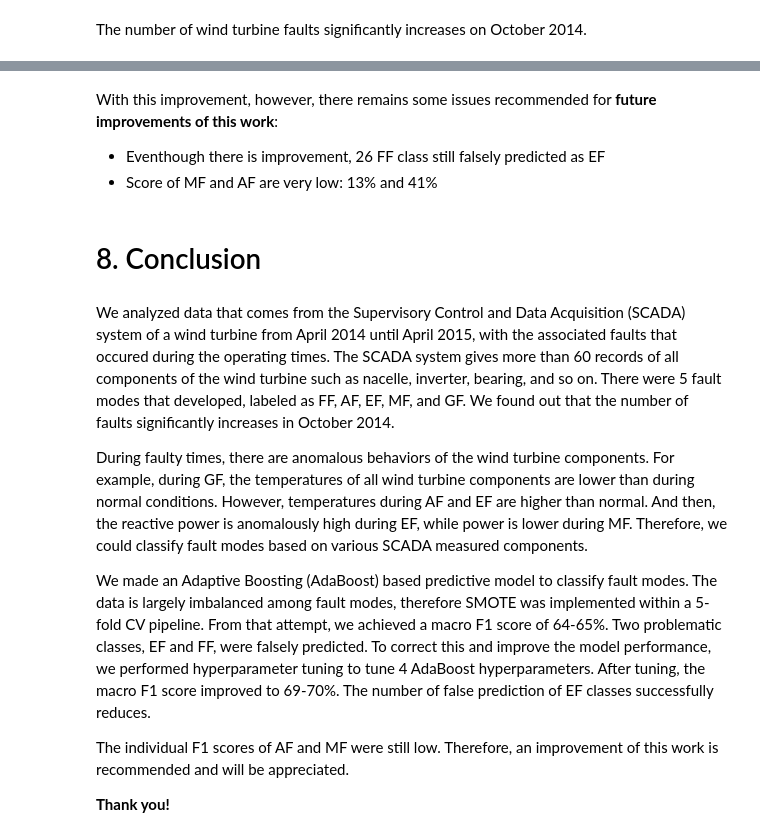
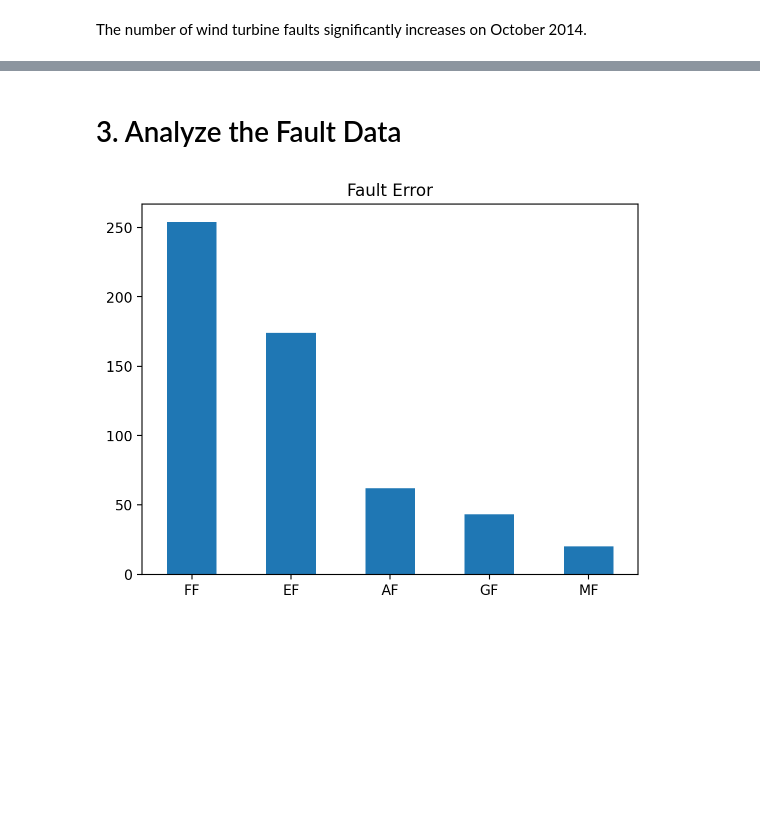
Before and after one commit to busi732/Team-2-2024Fall, a Jupyter notebook: eda/new_eda_report.ipynb, the cells around one changed output, grey strips where cells are left out. Saved outputs shown, nothing was run; the diff lists cells and outputs as text; code cells hidden in the pictures; blank space fills up the shorter version.

```diff
--- a/eda/new_eda_report.ipynb
+++ b/eda/new_eda_report.ipynb
@@ -425,16 +174,9 @@ print(classification_report(y_test, y_pred))
-# %% [markdown]
-With this improvement, however, there remains some issues recommended for **future improvements of this work**:
-* Eventhough there is improvement, 26 FF class still falsely predicted as EF
-* Score of MF and AF are very low: 13% and 41%
-# %% [markdown]
-# 8. Conclusion
-# %% [markdown]
-We analyzed data that comes from the Supervisory Control and Data Acquisition (SCADA) system of a wind turbine from April 2014 until April 2015, with the associated faults that occured during the operating times. The SCADA system gives more than 60 records of all components of the wind turbine such as nacelle, inverter, bearing, and so on. There were 5 fault modes that developed, labeled as FF, AF, EF, MF, and GF. We found out that the number of faults significantly increases in October 2014.
-
-During faulty times, there are anomalous behaviors of the wind turbine components. For example, during GF, the temperatures of all wind turbine components are lower than during normal conditions. However, temperatures during AF and EF are higher than normal. And then, the reactive power is anomalously high during EF, while power is lower during MF. Therefore, we could classify fault modes based on various SCADA measured components.
-
-We made an Adaptive Boosting (AdaBoost) based predictive model to classify fault modes. The data is largely imbalanced among fault modes, therefore SMOTE was implemented within a 5-fold CV pipeline. From that attempt, we achieved a macro F1 score of 64-65%. Two problematic classes, EF and FF, were falsely predicted. To correct this and improve the model performance, we performed hyperparameter tuning to tune 4 AdaBoost hyperparameters. After tuning, the macro F1 score improved to 69-70%. The number of false prediction of EF classes successfully reduces.
-
-The individual F1 scores of AF and MF were still low. Therefore, an improvement of this work is recommended and will be appreciated.
-
-**Thank you!**
+# %% [markdown]
+# 3. Analyze the Fault Data
+# %%
+# To visual the Fault Type and its total occurence
+
+fault_df["Fault"].value_counts().plot(kind='bar', title="Fault Error",rot=0)
+plt.show()
+# %% [output]
+[figure, added]
```
Also changed, not shown: parts of 71 cells of this notebook, 2 other files.
